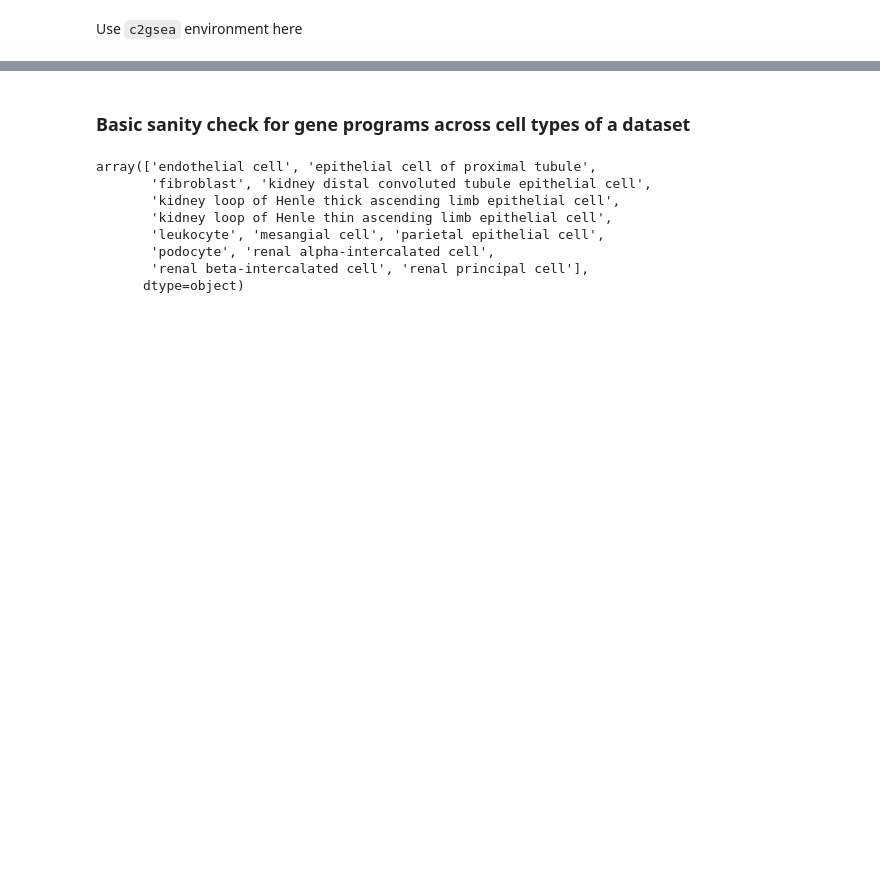
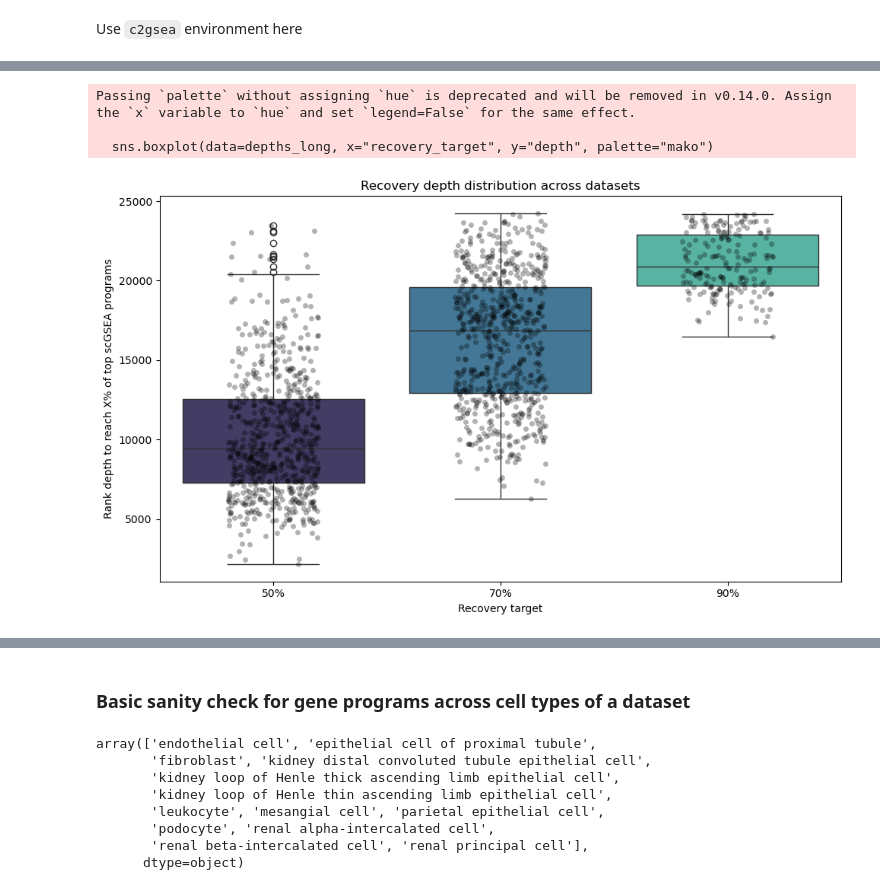
Before and after one commit to david-zhang03/c2s-RL, a Jupyter notebook: gene_programs_dev/run_bulk_gsea.ipynb, the cells around one changed output, grey strips where cells are left out. Saved outputs shown, nothing was run; the diff lists cells and outputs as text; code cells hidden in the pictures; blank space fills up the shorter version.

```diff
--- a/gene_programs_dev/run_bulk_gsea.ipynb
+++ b/gene_programs_dev/run_bulk_gsea.ipynb
@@ -15,0 +42,5 @@ import glob
+# %%
+train_input_path = "/home/ddz5/scratch/Cell2GSEA_QA_dataset_models/finished_datasets/local(83)/new_training_inputs.pickle"
+
+with open(train_input_path, 'rb') as f:
+    train_inputs = pickle.load(f)
@@ -15,0 +269,31 @@ import glob
+# %%
+# Melt the DataFrame
+depths_long = new_combined_df.melt(
+    id_vars=["dataset", "cell_type", "condition"],
+    value_vars=["depth_50pct", "depth_70pct", "depth_90pct"],  # skip 99% if noisy
+    var_name="recovery_target",
+    value_name="depth"
+)
+
+# Clean up labels
+depths_long["recovery_target"] = depths_long["recovery_target"].str.replace("depth_", "").str.replace("pct", "%")
+
+# Filter out -1 values (unrecovered)
+depths_long = depths_long[depths_long["depth"] != -1]
+
+# Plot recovery depth distributions
+plt.figure(figsize=(10, 6))
+sns.boxplot(data=depths_long, x="recovery_target", y="depth", palette="mako")
+sns.stripplot(data=depths_long, x="recovery_target", y="depth", color='black', alpha=0.3, jitter=0.2)
+
+# plt.yscale("log")  # If depths span wide range
+plt.ylabel("Rank depth to reach X% of top scGSEA programs")
+plt.xlabel("Recovery target")
+plt.title("Recovery depth distribution across datasets")
+plt.tight_layout()
+plt.show()
+# %% [output]
+Passing `palette` without assigning `hue` is deprecated and will be removed in v0.14.0. Assign the `x` variable to `hue` and set `legend=False` for the same effect.
+
+  sns.boxplot(data=depths_long, x="recovery_target", y="depth", palette="mako")
+[figure, added]
```
Also changed, not shown: parts of 31 cells of this notebook, 3 other files.
